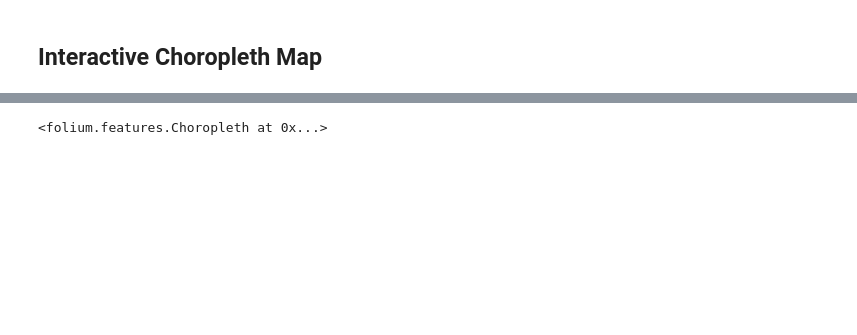
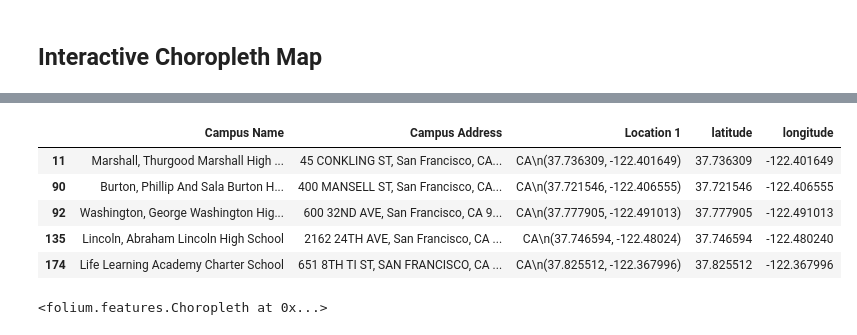
Before and after one commit to jasmine-law/UP221-Jasmine, a Jupyter notebook: Week 3/Week7Assignment.ipynb, the cells around one changed output, grey strips where cells are left out. Saved outputs shown, nothing was run; the diff lists cells and outputs as text; code cells hidden in the pictures; blank space fills up the shorter version.

```diff
--- a/Week 3/Week7Assignment.ipynb
+++ b/Week 3/Week7Assignment.ipynb
@@ -97,3 +196,13 @@ neighborhood_kids_geo = gpd.GeoDataFrame(neighborhood_kids_geo, geometry='geomet
+# %%
+schools[['latitude', 'longitude']] = schools['Location 1'].str.extract(r'\(([^,]+), ([^,]+)\)').astype(float)
+schools.head()
+# %% [output]
+|  | Campus Name | Campus Address | Location 1 | latitude | longitude |
+| 11 | Marshall, Thurgood Marshall High ... | 45 CONKLING ST, San Francisco, CA... | CA\n(37.736309, -122.401649) | 37.736309 | -122.401649 |
+| 90 | Burton, Phillip And Sala Burton H... | 400 MANSELL ST, San Francisco, CA... | CA\n(37.721546, -122.406555) | 37.721546 | -122.406555 |
+| 92 | Washington, George Washington Hig... | 600 32ND AVE, San Francisco, CA 9... | CA\n(37.777905, -122.491013) | 37.777905 | -122.491013 |
+| 135 | Lincoln, Abraham Lincoln High School | 2162 24TH AVE, San Francisco, CA ... | CA\n(37.746594, -122.48024) | 37.746594 | -122.480240 |
+| 174 | Life Learning Academy Charter School | 651 8TH TI ST, SAN FRANCISCO, CA ... | CA\n(37.825512, -122.367996) | 37.825512 | -122.367996 |
 # %%
 m = folium.Map(location=[37.7619, -122.4194],
                zoom_start = 12,
```
Also changed, not shown: parts of 31 cells of this notebook, 1 other file.
